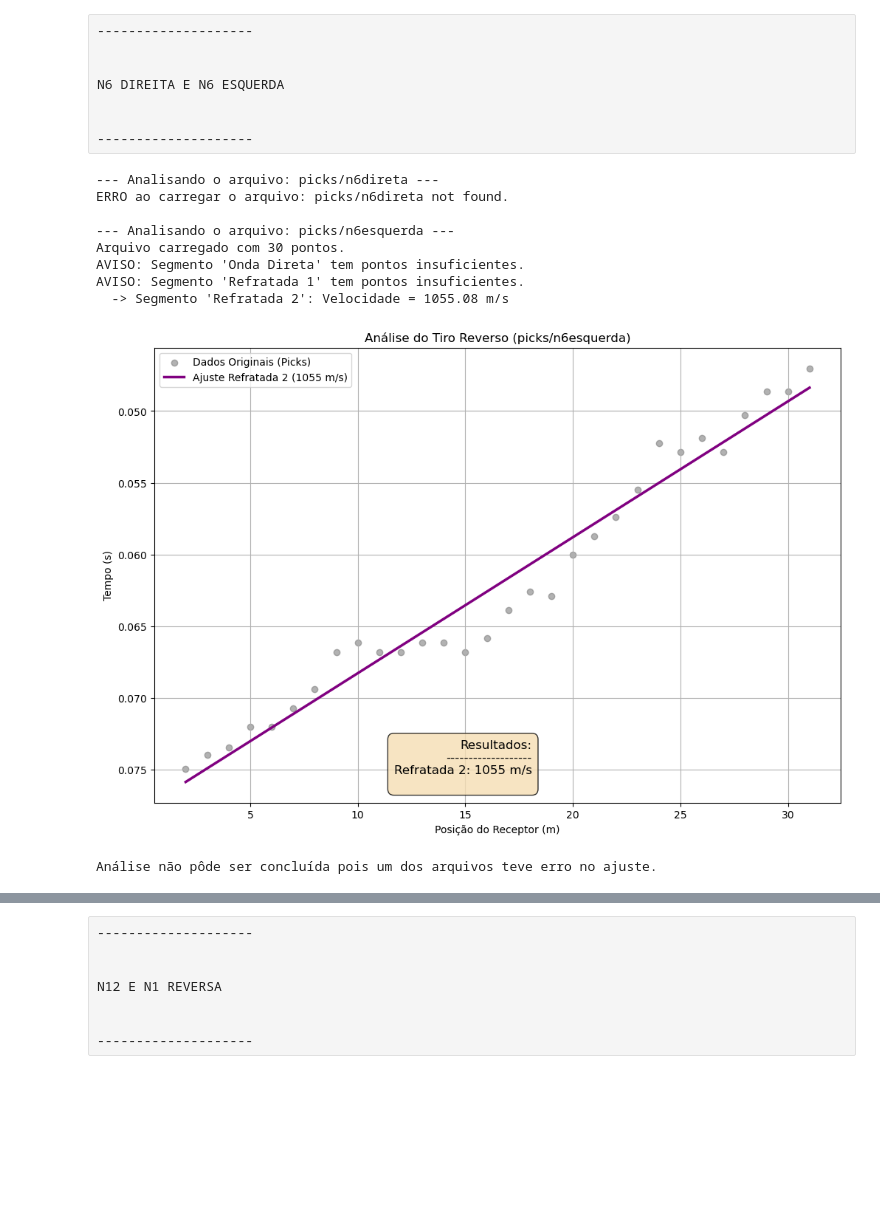
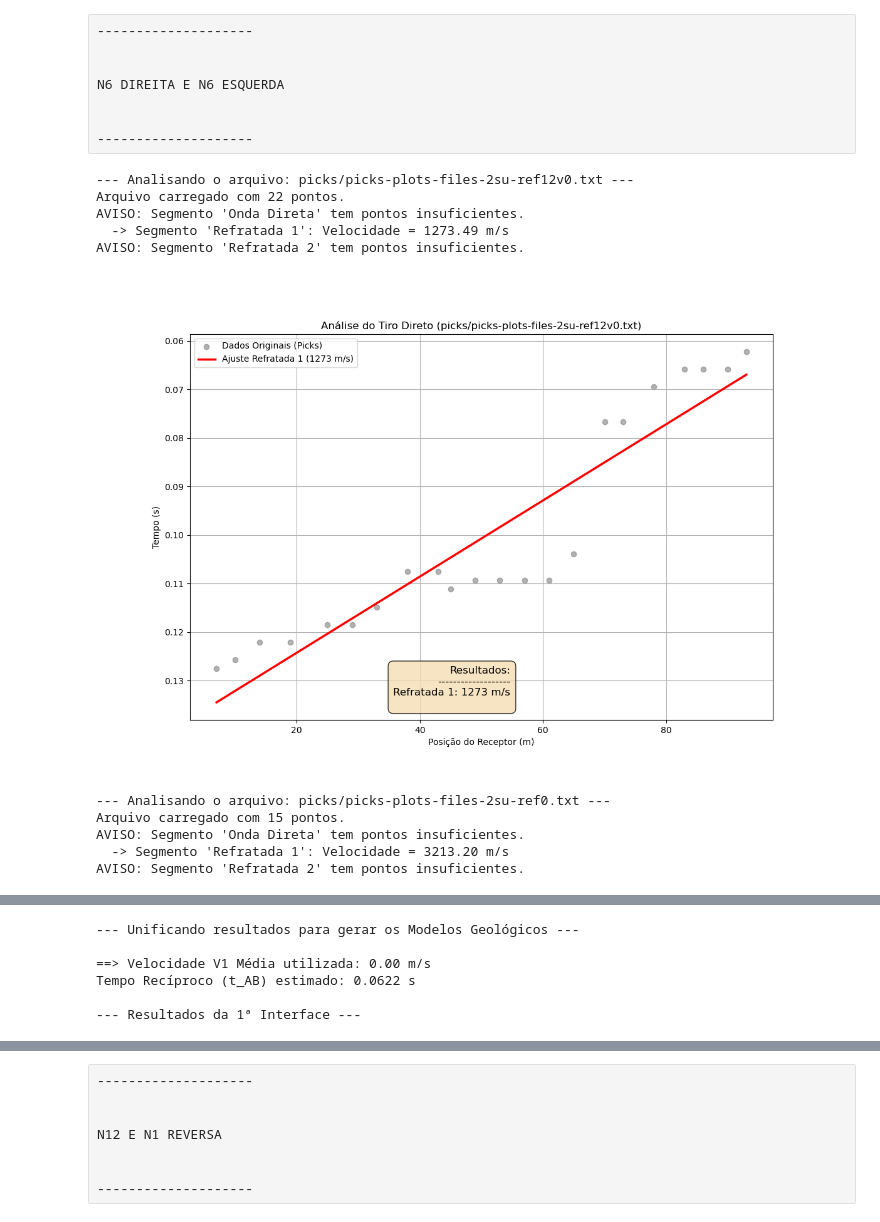
Before and after one commit to chagas-gabriel/sismica-analise, a Jupyter notebook: codigo-sismica.ipynb, the cells around one changed output, grey strips where cells are left out. Saved outputs shown, nothing was run; the diff lists cells and outputs as text; code cells hidden in the pictures; blank space fills up the shorter version.

```diff
--- a/codigo-sismica.ipynb
+++ b/codigo-sismica.ipynb
@@ -240,19 +240,19 @@ import matplotlib.pyplot as plt
 # ==============================================================================
 
 # 1. Defina os parâmetros para o TIRO DIRETO
-arquivo_direto = 'picks/n6direta'
+arquivo_direto = 'picks/picks-plots-files-2su-ref12v0.txt'
 segmentos_direto = {
-    "Onda Direta": { "dist_min": 0, "dist_max": 19, "cor": "green" },
-    "Refratada 1": { "dist_min": 21, "dist_max": 65, "cor": "red" },
-    "Refratada 2": { "dist_min": 80, "dist_max": 99999, "cor": "purple" }
+    "Onda Direta": { "dist_min": 0, "dist_max": 0, "cor": "green" },
+    "Refratada 1": { "dist_min": 0, "dist_max": 999999, "cor": "red" },
+    "Refratada 2": { "dist_min": 0, "dist_max": 0, "cor": "purple" }
 }
 
 # 2. Defina os parâmetros para o TIRO REVERSO
-arquivo_reverso = 'picks/n6esquerda'
+arquivo_reverso = 'picks/picks-plots-files-2su-ref0.txt'
 segmentos_reverso = {
-    "Onda Direta": { "dist_min": 86, "dist_max": 99999, "cor": "green" },
-    "Refratada 1": { "dist_min": 70, "dist_max": 83, "cor": "red" },
-    "Refratada 2": { "dist_min": 0, "dist_max": 68, "cor": "purple" }
+    "Onda Direta": { "dist_min": 0, "dist_max": 0, "cor": "green" },
+    "Refratada 1": { "dist_min": 0, "dist_max": 999999, "cor": "red" },
+    "Refratada 2": { "dist_min": 0, "dist_max": 0, "cor": "purple" }
 
 }
 
@@ -399,39 +399,40 @@ if vel_direto is not None and vel_reverso is not None:
     if is_3_layers:
         ax.plot([0, distancia_total_AB], [-Z_A2, -Z_B2], '--', color='crimson', lw=2.5, label='Interface 2 (M. Interseção)')
         texto_reciproco += f"\nV3 (Estimada): {v3_intersecao:.0f} m/s"
         texto_intersecao += (
             f"\n\nInterface 2:\n"
             f"----------------------------------\n"
             f"V3 (Estimada): {v3_intersecao:.0f} m/s\n"
             f"ic₂ (médio): {np.degrees(ic2_rad):.1f}°\n"
             f"γ₂ (médio): {np.degrees(gama2_rad):.1f}°\n"
             f"Espessura h₂: {h2_espessura:.1f} m"
         )
 
     ax.set_title('Figura Final: Comparação dos Modelos Geológicos')
     ax.text(0.90, 0.99, texto_reciproco, transform=ax.transAxes, fontsize=10,
              verticalalignment='top', bbox=dict(boxstyle='round,pad=0.5', fc='skyblue', alpha=0.7))
     ax.text(0.07, 0.99, texto_intersecao, transform=ax.transAxes, fontsize=10,
              verticalalignment='top', horizontalalignment='right', bbox=dict(boxstyle='round,pad=0.5', fc='wheat', alpha=0.7))
 
     ax.set_xlabel('Posição (m)')
     ax.set_ylabel('Profundidade (m)')
     ax.legend(loc='lower left')
     ax.grid(True)
     ax.axis('equal')
     plt.savefig('interfaces_finais_comparativo.png', dpi=300, bbox_inches='tight')
     plt.show()
 
 else:
     print("\nAnálise não pôde ser concluída pois um dos arquivos teve erro no ajuste.")
 # %% [output]
---- Analisando o arquivo: picks/n6direta ---
-ERRO ao carregar o arquivo: picks/n6direta not found.
-
---- Analisando o arquivo: picks/n6esquerda ---
-Arquivo carregado com 30 pontos.
+--- Analisando o arquivo: picks/picks-plots-files-2su-ref12v0.txt ---
+Arquivo carregado com 22 pontos.
 AVISO: Segmento 'Onda Direta' tem pontos insuficientes.
-AVISO: Segmento 'Refratada 1' tem pontos insuficientes.
-  -> Segmento 'Refratada 2': Velocidade = 1055.08 m/s
+  -> Segmento 'Refratada 1': Velocidade = 1273.49 m/s
+AVISO: Segmento 'Refratada 2' tem pontos insuficientes.
-[figure, old version]
+[figure, new version]
-Análise não pôde ser concluída pois um dos arquivos teve erro no ajuste.
+--- Analisando o arquivo: picks/picks-plots-files-2su-ref0.txt ---
+Arquivo carregado com 15 pontos.
+AVISO: Segmento 'Onda Direta' tem pontos insuficientes.
+  -> Segmento 'Refratada 1': Velocidade = 3213.20 m/s
+AVISO: Segmento 'Refratada 2' tem pontos insuficientes.
@@ -437,0 +440,6 @@ Análise não pôde ser concluída pois um dos arquivos teve erro no ajuste.
+--- Unificando resultados para gerar os Modelos Geológicos ---
+
+==> Velocidade V1 Média utilizada: 0.00 m/s
+Tempo Recíproco (t_AB) estimado: 0.0622 s
+
+--- Resultados da 1ª Interface ---
```
Also changed, not shown: parts of 1 cell of this notebook, 36 other files.
